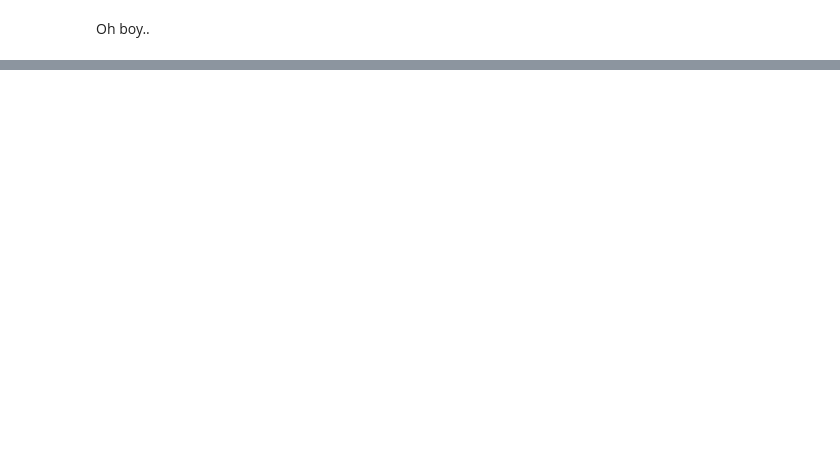
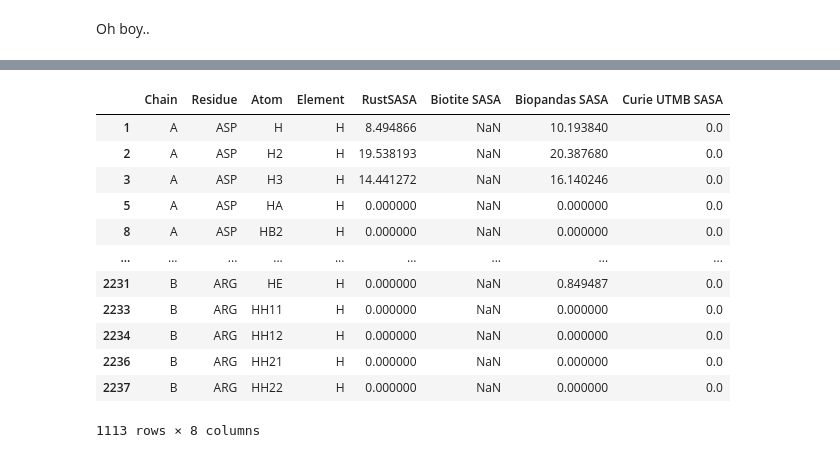
Before and after one commit to andreasmz/bachelorthesis, a Jupyter notebook: 2024-12 structure measurements/2024-12-20 speed improvements.ipynb, the cells around one changed output, grey strips where cells are left out. Drawn from its saved outputs; the diff is of its cells as text; code cells hidden in the pictures; blank space fills up the shorter version.

```diff
--- a/2024-12 structure measurements/2024-12-20 speed improvements.ipynb
+++ b/2024-12 structure measurements/2024-12-20 speed improvements.ipynb
@@ -218,0 +226,43 @@ Oh boy..
+# %%
+d = []
+for a in sampleStructure[1][0]:
+    d.append({
+        "Chain": a.chain_id,
+        "Res_ID": a.res_id,
+        "Residue": a.res_name,
+        "Atom": a.atom_name,
+        "Element": a.element
+    })
+df = pd.DataFrame(d)
+
+t0 = time.time()
+residue_sasa_values = calculate_sasa_at_atom_level(str(sampleStructure_path), n_points=100, probe_radius=1.4)
+df["RustSASA"] = residue_sasa_values
+t1 = time.time()
+
+sasa12 = sasa(sampleStructure[1][0], ignore_ions=False, probe_radius=1.4, point_number=100)
+df["Biotite SASA"] = sasa12
+t2 = time.time()
+
+sasaSR = ShrakeRupley(probe_radius=1.4, n_points=100)
+sasaSR.compute(sampleStructure[0], level="A")
+df["Biopandas SASA"] = [a.sasa for a in sampleStructure[0].get_atoms()]
+t3 = time.time()
+
+sasaOnline = [] # https://curie.utmb.edu/getarea.html; r=1.4A, no water gradient
+with open(f"dev/onlineSASA/{sampleStructure_name}.txt", "r") as f:
+    while (line := f.readline()):
+        com = line.strip("\n").split(" ")
+        if len(com) <= 2:
+            continue
+        sasaOnline.append(float(com[-1]))
+df["Curie UTMB SASA"] = sasaOnline
+
+dfH = df[df["Element"] == "H"]
+dfHless = df[df["Element"] != "H"]
+
+print(f"RustSASA: {round((t1 - t0)*1000, 0)} ms")
+print(f"Biotite SASA: {round((t2 - t1)*1000, 0)} ms")
+print(f"Biopandas SASA: {round((t3 - t2)*1000, 0)} ms")
+
+df
@@ -218,0 +286,16 @@ Oh boy..
+# %%
+dfH
+# %% [output]
+|  | Chain | Residue | Atom | Element | RustSASA | Biotite SASA | Biopandas SASA | Curie UTMB SASA |
+| 1 | A | ASP | H | H | 8.494866 | NaN | 10.193840 | 0.0 |
+| 2 | A | ASP | H2 | H | 19.538193 | NaN | 20.387680 | 0.0 |
+| 3 | A | ASP | H3 | H | 14.441272 | NaN | 16.140246 | 0.0 |
+| 5 | A | ASP | HA | H | 0.000000 | NaN | 0.000000 | 0.0 |
+| 8 | A | ASP | HB2 | H | 0.000000 | NaN | 0.000000 | 0.0 |
+| ... | ... | ... | ... | ... | ... | ... | ... | ... |
+| 2231 | B | ARG | HE | H | 0.000000 | NaN | 0.849487 | 0.0 |
+| 2233 | B | ARG | HH11 | H | 0.000000 | NaN | 0.000000 | 0.0 |
+| 2234 | B | ARG | HH12 | H | 0.000000 | NaN | 0.000000 | 0.0 |
+| 2236 | B | ARG | HH21 | H | 0.000000 | NaN | 0.000000 | 0.0 |
+| 2237 | B | ARG | HH22 | H | 0.000000 | NaN | 0.000000 | 0.0 |
+1113 rows × 8 columns
```
Also changed, not shown: parts of 42 cells of this notebook, 4 other files.
